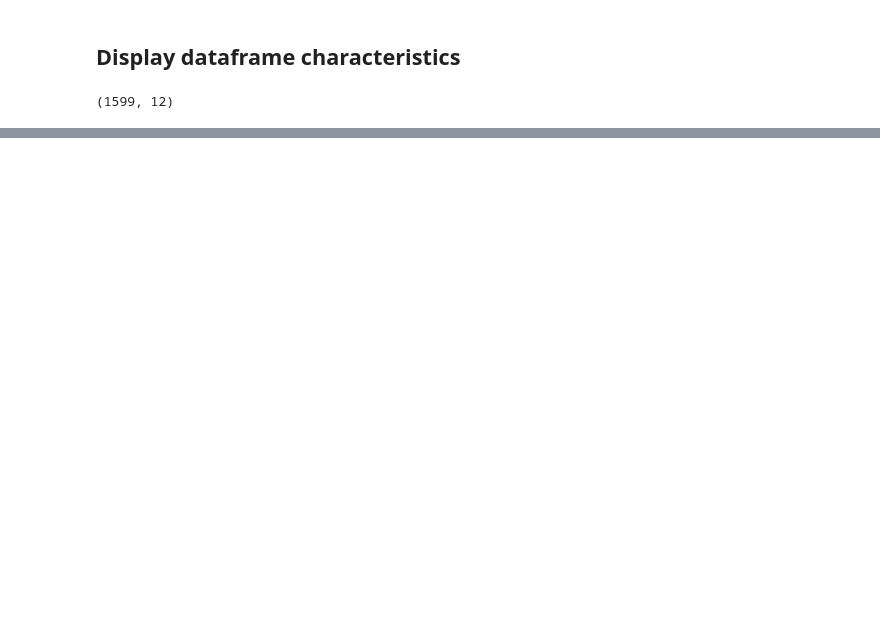
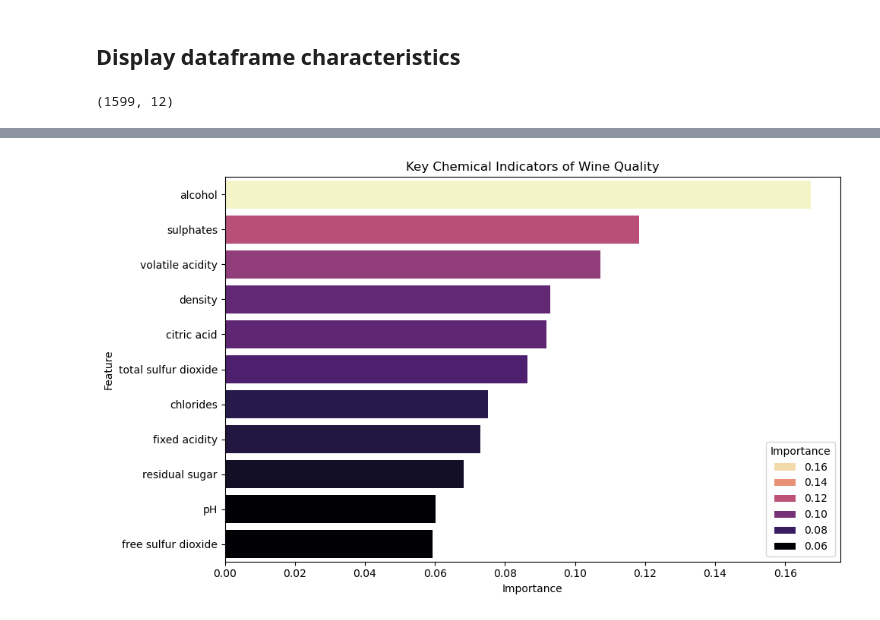
Before and after one commit to jancarlo-rojas/lis4376, a Jupyter notebook: p2/machineLearning.ipynb, the cells around one changed output, grey strips where cells are left out. Cells and saved outputs as stored; diff of their text form; code cells hidden in the pictures; blank space fills up the shorter version.

```diff
--- a/p2/machineLearning.ipynb
+++ b/p2/machineLearning.ipynb
@@ -46,0 +202,21 @@ df.shape
+# %%
+# 18. Train and Evaluate/Assess:
+model = RandomForestClassifier(n_estimators=100, random_state=42)
+model.fit(X_train, y_train)
+predictions = model.predict(X_test)
+
+# b. print accuracy of model
+print("Accuracy:", accuracy_score(y_test, predictions))
+
+# c. print classification report
+print(classification_report(y_test, predictions))
+
+# d. what classification_report() does:
+# Precision:    of all predicted positives, how many were actually positive
+# Recall:       of all actual positives, how many did the model correctly identify
+# F1-Score:     harmonic mean of precision and recall, balances both metrics
+# Support:      number of actual occurrences of each class in the test set
+
+# Accuracy:         overall % of correct predictions across all classes
+# Macro Average:    averages each metric equally across classes, regardless of class size
+# Weighted Average: averages each metric weighted by each class's support (handles imbalanced data)
@@ -46,0 +235,11 @@ df.shape
+# %%
+# 19. Extract feature_importances (chemical properties that most significantly impact wine's quality rating)
+
+# create DataFrame for easier plotting
+feature_importance = pd.DataFrame({
+    'Feature': X.columns,
+    'Importance': model.feature_importances_
+}).sort_values('Importance', ascending=False)
+
+# display DF feature_importance
+feature_importance
@@ -46,0 +259,14 @@ df.shape
+# %%
+plt.figure(figsize=(10, 6))
+ax = sns.barplot(data=feature_importance, x='Importance', y='Feature',
+            palette='magma', hue='Importance', legend=True)
+
+plt.title('Key Chemical Indicators of Wine Quality')
+
+handles, labels = ax.get_legend_handles_labels()
+ax.legend(handles[::-1], labels[::-1], title='Importance')
+
+plt.tight_layout()
+plt.show()
+# %% [output]
+[figure, added]
```
Also changed, not shown: parts of 20 cells of this notebook, 17 other files.
